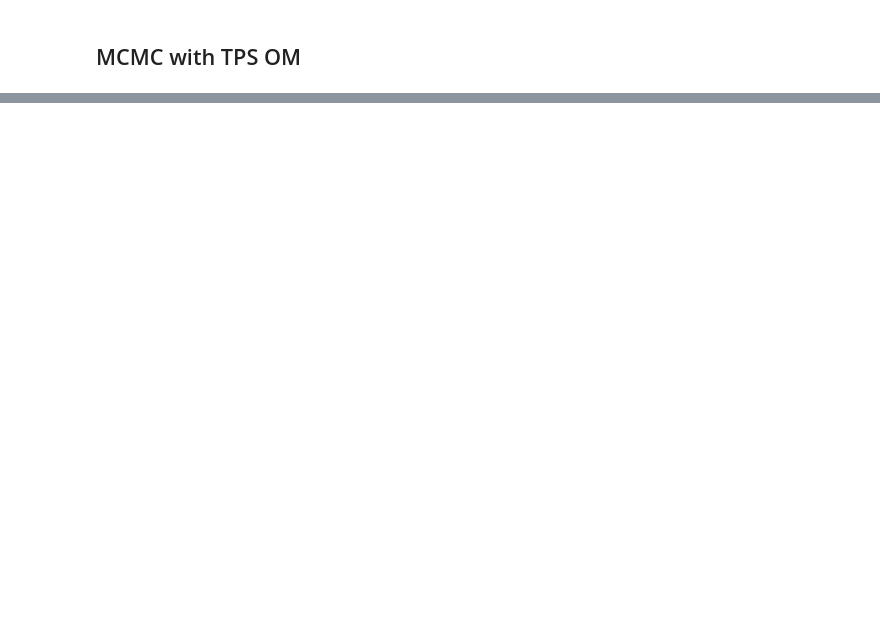
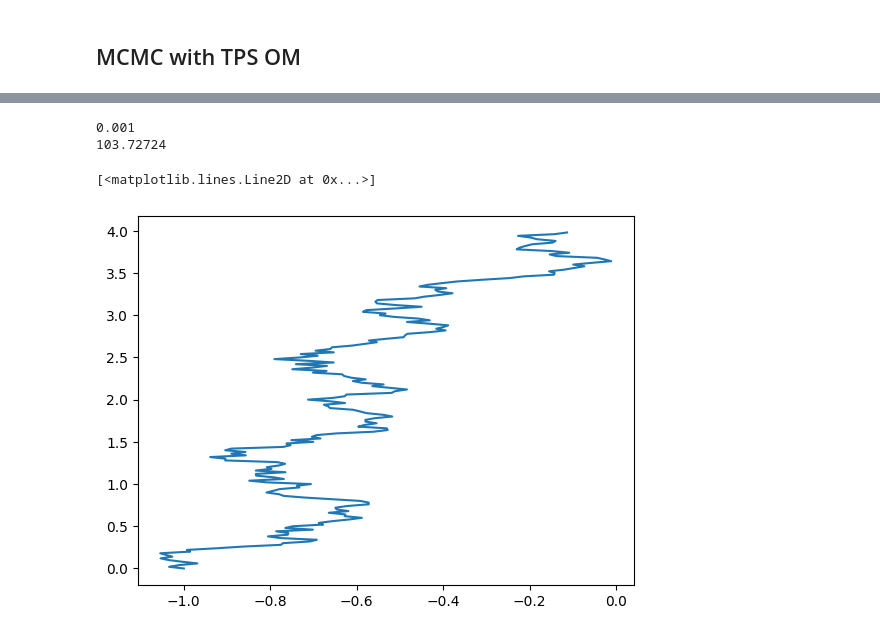
Before and after one commit to reubenharry/path_sampling, a Jupyter notebook: src/mcmc.ipynb, the cells around one changed output, grey strips where cells are left out. Drawn from its saved outputs; the diff is of its cells as text; code cells hidden in the pictures; blank space fills up the shorter version.

```diff
--- a/src/mcmc.ipynb
+++ b/src/mcmc.ipynb
@@ -93,0 +115,19 @@ Array(95.06, dtype=float32)
+# %%
+brownian_bridge_drift = lambda x,t: (1 - x)/(1-t)
+path_key = jax.random.key(1)
+xs_brownian_bridge, times = jax.pmap(lambda key:sample_sde(
+    b=brownian_bridge_drift,
+    W = lambda _, key: jnp.sqrt(2)*jax.random.normal(key, shape=(ndims,)),
+    # rho = lambda key: jax.random.normal(key, shape=(ndims,))-2,
+    rho = lambda key: jnp.zeros((ndims,))-1.,
+    key=key,
+    dt=hyperparams['dt'],
+    num_steps=hyperparams['num_steps']))(jax.random.split(path_key, 1))
+
+print(I_UREF_TPS(xs_brownian_bridge[0], time, uref))
+plt.plot(xs_brownian_bridge[0],(time/hyperparams['dt'])/50, label='brownian bridge path')
+# %% [output]
+0.001
+103.72724
+[<matplotlib.lines.Line2D at 0x...>]
+[figure, added]
```
Also changed, not shown: parts of 6 cells of this notebook, 4 other files.
